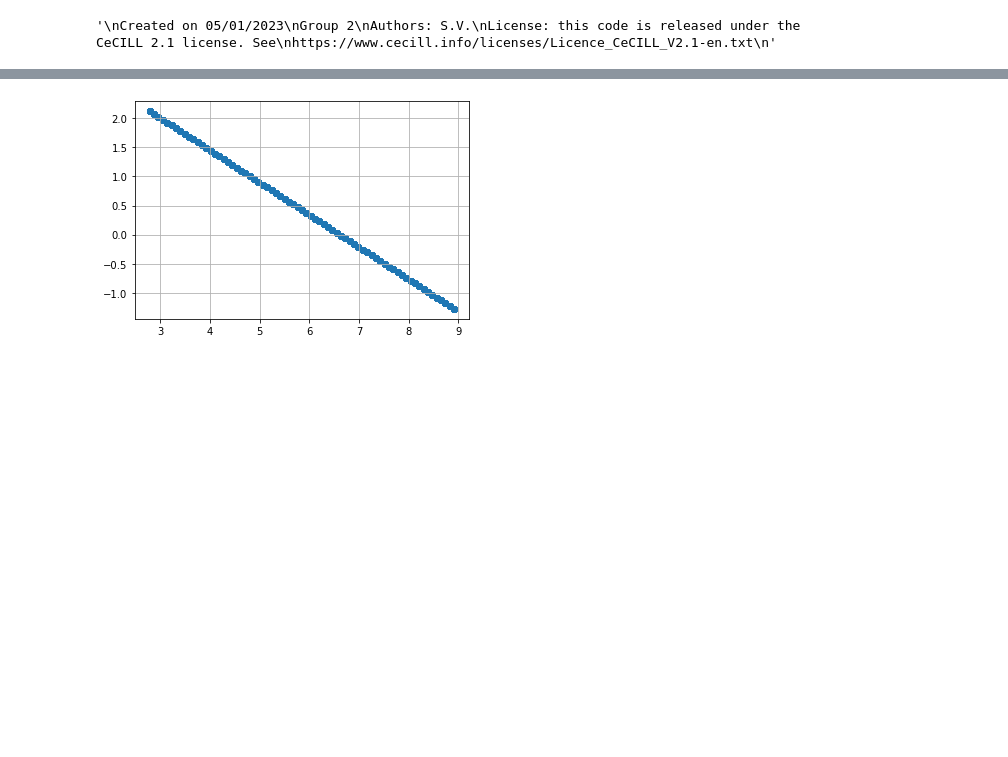
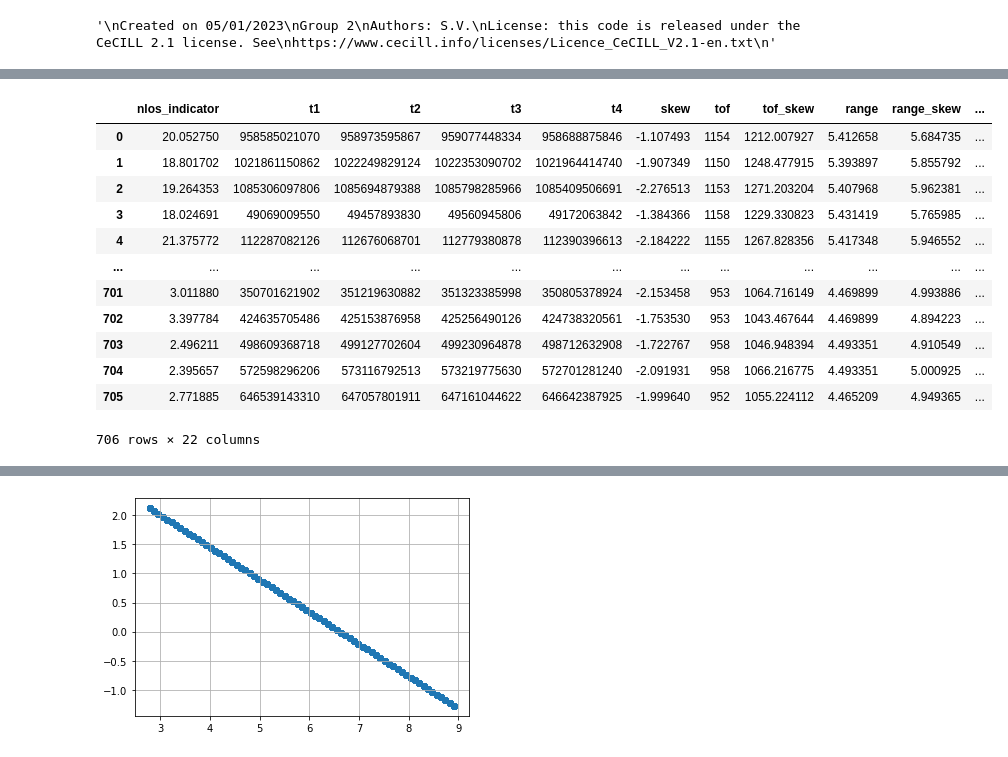
Before and after one commit to maylin007/PIP-G2, a Jupyter notebook: g2_machine_learning_linear_regression_Salome.ipynb, the cells around one changed output, grey strips where cells are left out. Saved outputs shown, nothing was run; the diff lists cells and outputs as text; code cells hidden in the pictures; blank space fills up the shorter version.

```diff
--- a/g2_machine_learning_linear_regression_Salome.ipynb
+++ b/g2_machine_learning_linear_regression_Salome.ipynb
@@ -38,0 +45,17 @@ data
+# %%
+test = pd.read_csv("test_v1.csv")
+test
+# %% [output]
+|  | nlos_indicator | t1 | t2 | t3 | t4 | skew | tof | tof_skew | range | range_skew | ... |
+| 0 | 20.052750 | 958585021070 | 958973595867 | 959077448334 | 958688875846 | -1.107493 | 1154 | 1212.007927 | 5.412658 | 5.684735 | ... |
+| 1 | 18.801702 | 1021861150862 | 1022249829124 | 1022353090702 | 1021964414740 | -1.907349 | 1150 | 1248.477915 | 5.393897 | 5.855792 | ... |
+| 2 | 19.264353 | 1085306097806 | 1085694879388 | 1085798285966 | 1085409506691 | -2.276513 | 1153 | 1271.203204 | 5.407968 | 5.962381 | ... |
+| 3 | 18.024691 | 49069009550 | 49457893830 | 49560945806 | 49172063842 | -1.384366 | 1158 | 1229.330823 | 5.431419 | 5.765985 | ... |
+| 4 | 21.375772 | 112287082126 | 112676068701 | 112779380878 | 112390396613 | -2.184222 | 1155 | 1267.828356 | 5.417348 | 5.946552 | ... |
+| ... | ... | ... | ... | ... | ... | ... | ... | ... | ... | ... | ... |
+| 701 | 3.011880 | 350701621902 | 351219630882 | 351323385998 | 350805378924 | -2.153458 | 953 | 1064.716149 | 4.469899 | 4.993886 | ... |
+| 702 | 3.397784 | 424635705486 | 425153876958 | 425256490126 | 424738320561 | -1.753530 | 953 | 1043.467644 | 4.469899 | 4.894223 | ... |
+| 703 | 2.496211 | 498609368718 | 499127702604 | 499230964878 | 498712632908 | -1.722767 | 958 | 1046.948394 | 4.493351 | 4.910549 | ... |
+| 704 | 2.395657 | 572598296206 | 573116792513 | 573219775630 | 572701281240 | -2.091931 | 958 | 1066.216775 | 4.493351 | 5.000925 | ... |
+| 705 | 2.771885 | 646539143310 | 647057801911 | 647161044622 | 646642387925 | -1.999640 | 952 | 1055.224112 | 4.465209 | 4.949365 | ... |
+706 rows × 22 columns
```
Also changed, not shown: parts of 34 cells of this notebook.
